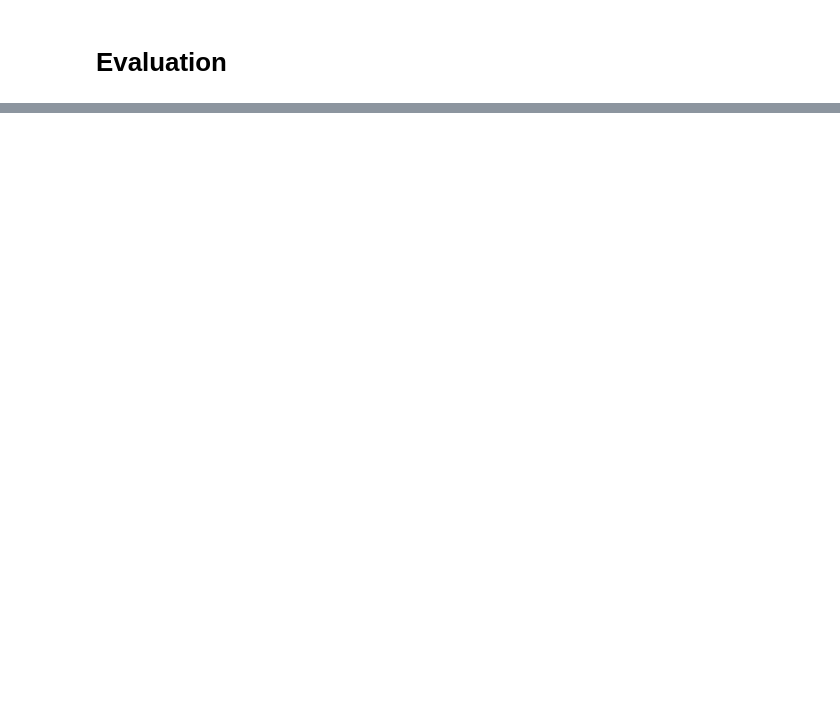
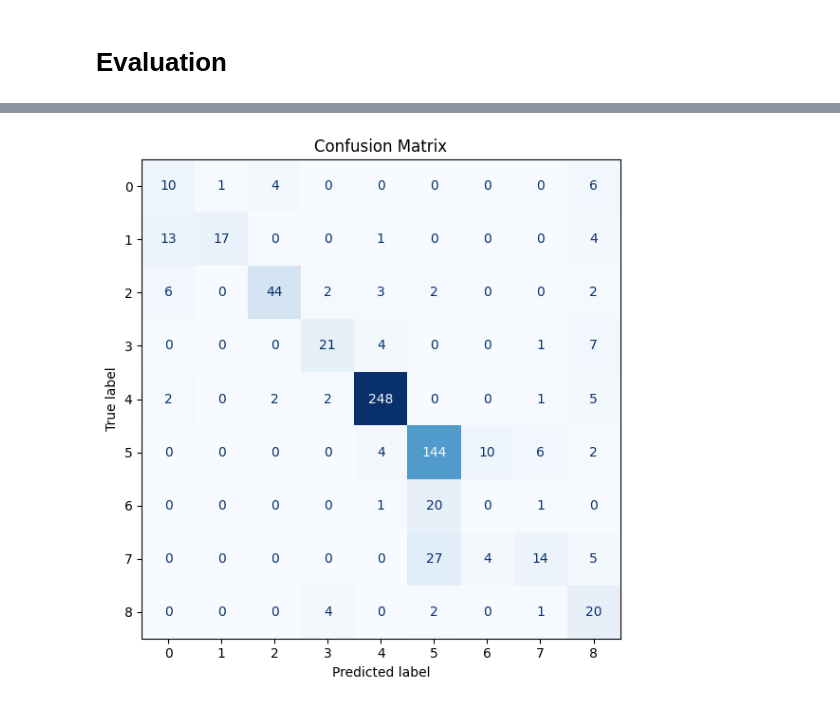
Before and after one commit to Beginner-Mon/COS40007-Project, a Jupyter notebook: backend/notebook/activity_recognition.ipynb, the cells around one changed output, grey strips where cells are left out. Drawn from its saved outputs; the diff is of its cells as text; code cells hidden in the pictures; blank space fills up the shorter version.

```diff
--- a/backend/notebook/activity_recognition.ipynb
+++ b/backend/notebook/activity_recognition.ipynb
@@ -997,0 +1107,63 @@ Test Loss: 0.4424 | Test Acc: 0.7330
+# %%
+from sklearn.metrics import classification_report, confusion_matrix, ConfusionMatrixDisplay
+from torch.utils.data import DataLoader, TensorDataset
+import numpy as np
+import pandas as pd
+import matplotlib.pyplot as plt
+import torch
+
+print("[phase=eval] Classification report + confusion matrix")
+
+# Reload best checkpoint for consistent evaluation.
+if checkpoint_path.exists():
+    model.load_state_dict(torch.load(checkpoint_path, map_location=device))
+
+model.eval()
+test_loader = DataLoader(TensorDataset(X_test_t, y_test_t), batch_size=32, shuffle=False)
+
+all_preds = []
+all_targets = []
+
+with torch.no_grad():
+    for xb, yb in test_loader:
+        xb = xb.to(device)
+        logits = model(xb)
+        preds = torch.argmax(logits, dim=1).cpu().numpy()
+        all_preds.extend(preds.tolist())
+        all_targets.extend(yb.cpu().numpy().tolist())
+
+if len(all_targets) == 0:
+    print("[warning] No test samples available for classification report/confusion matrix.")
+else:
+    labels = np.arange(len(label_encoder.classes_))
+    class_names = [str(c) for c in label_encoder.classes_]
+
+    print("[phase=eval] Classification report:")
+    print(
+        classification_report(
+            all_targets,
+            all_preds,
+            labels=labels,
+            target_names=class_names,
+            digits=4,
+            zero_division=0,
+        )
+    )
+
+    cm = confusion_matrix(all_targets, all_preds, labels=labels)
+    cm_df = pd.DataFrame(
+        cm,
+        index=[f"true_{c}" for c in class_names],
+        columns=[f"pred_{c}" for c in class_names],
+    )
+
+    print("[phase=eval] Confusion matrix (counts):")
+    print(cm_df.to_string())
+
+    fig, ax = plt.subplots(figsize=(8, 6))
+    disp = ConfusionMatrixDisplay(confusion_matrix=cm, display_labels=class_names)
+    disp.plot(ax=ax, cmap="Blues", colorbar=False, values_format="d")
+    ax.set_title("Confusion Matrix")
+    plt.tight_layout()
+    plt.show()
+# %% [output]
@@ -998,3 +1187,4 @@ Test Loss: 0.4424 | Test Acc: 0.7330
+[figure, added]
 # %%
 import pandas as pd
 import numpy as np
```
Also changed, not shown: parts of 9 cells of this notebook, 2 other files.
